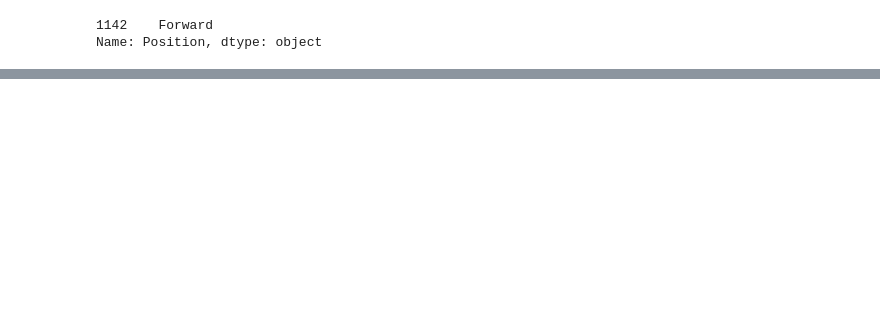
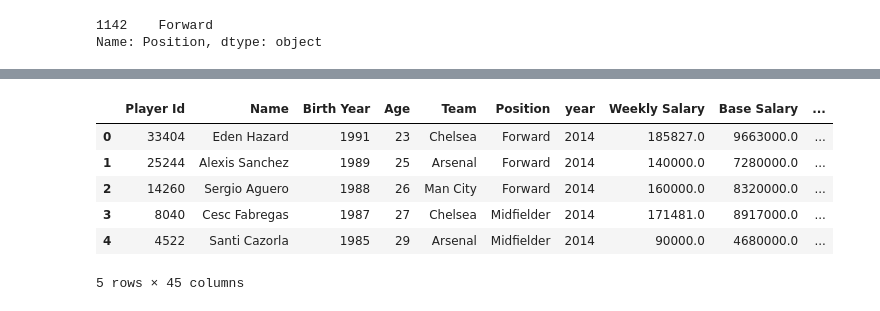
Before and after one commit to sajacaros/eda_champions, a Jupyter notebook: eda/eda.ipynb, the cells around one changed output, grey strips where cells are left out. Drawn from its saved outputs; the diff is of its cells as text; code cells hidden in the pictures; blank space fills up the shorter version.

```diff
--- a/eda/eda.ipynb
+++ b/eda/eda.ipynb
@@ -225,0 +267,10 @@ plt.subplot(3,1,3)
+# %%
+eda_df.head()
+# %% [output]
+|  | Player Id | Name | Birth Year | Age | Team | Position | year | Weekly Salary | Base Salary | ... |
+| 0 | 33404 | Eden Hazard | 1991 | 23 | Chelsea | Forward | 2014 | 185827.0 | 9663000.0 | ... |
+| 1 | 25244 | Alexis Sanchez | 1989 | 25 | Arsenal | Forward | 2014 | 140000.0 | 7280000.0 | ... |
+| 2 | 14260 | Sergio Aguero | 1988 | 26 | Man City | Forward | 2014 | 160000.0 | 8320000.0 | ... |
+| 3 | 8040 | Cesc Fabregas | 1987 | 27 | Chelsea | Midfielder | 2014 | 171481.0 | 8917000.0 | ... |
+| 4 | 4522 | Santi Cazorla | 1985 | 29 | Arsenal | Midfielder | 2014 | 90000.0 | 4680000.0 | ... |
+5 rows × 45 columns
```
Also changed, not shown: parts of 18 cells of this notebook, 5 other files.
